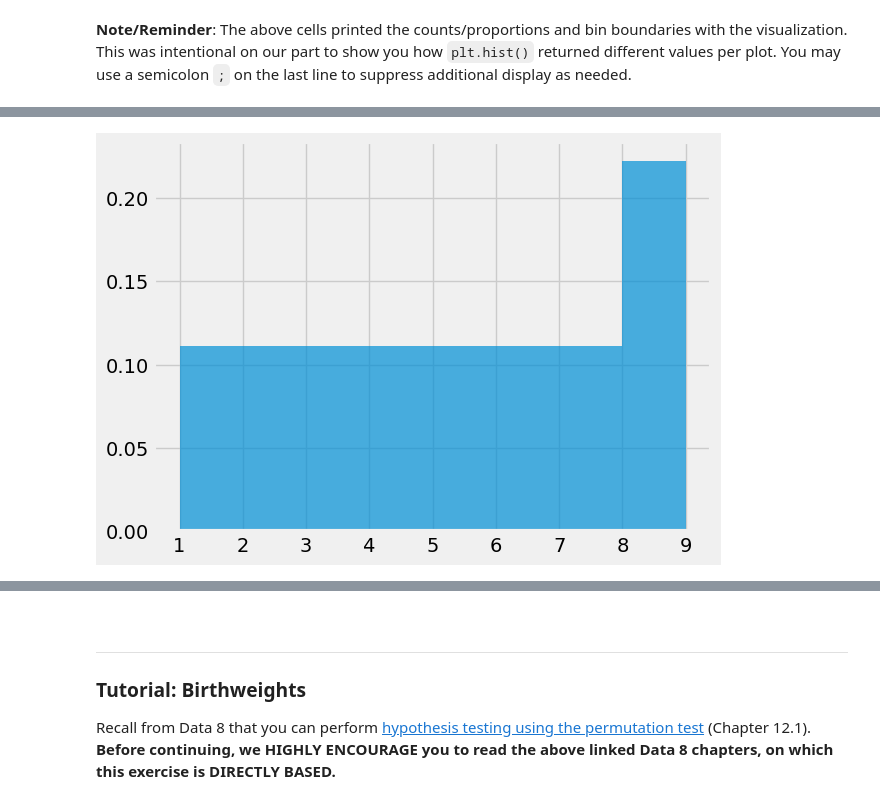
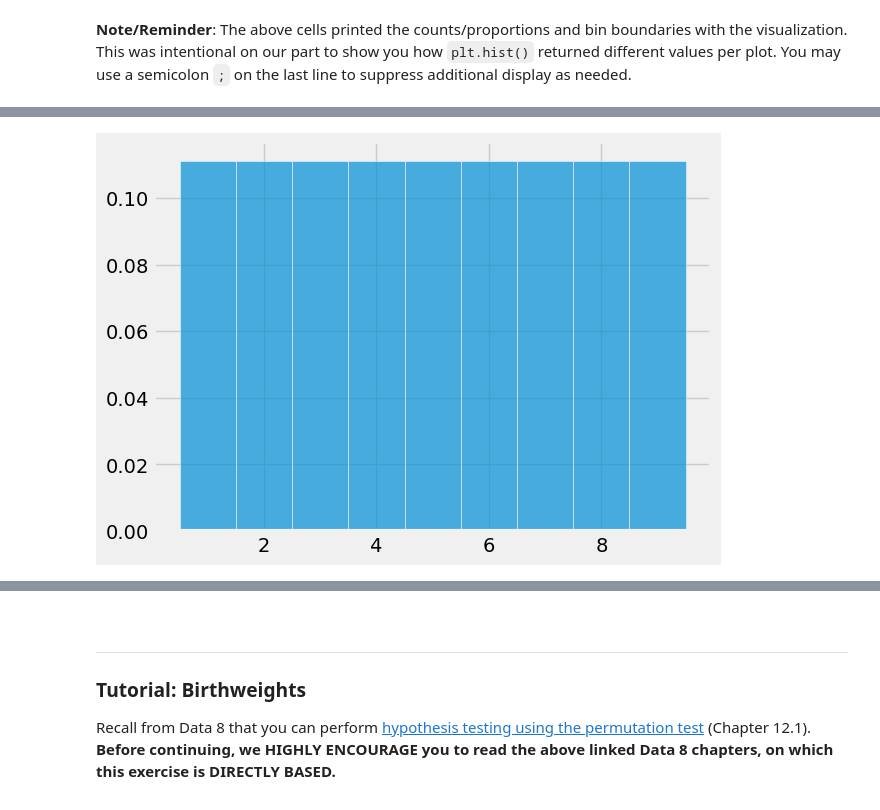
Before and after one commit to sharegamer/ds100, a Jupyter notebook: hw/hw01/hw01.ipynb, the cells around one changed output, grey strips where cells are left out. Saved outputs shown, nothing was run; the diff lists cells and outputs as text; code cells hidden in the pictures.

```diff
--- a/hw/hw01/hw01.ipynb
+++ b/hw/hw01/hw01.ipynb
@@ -250,17 +250,15 @@ If you have trouble defining the function, go back and carefully read all the li
 <img src="q1a.png">
 # %%
 def plot_distribution(arr):
-    min_int=min(arr)
-    max_int=max(arr)
-    # Define bins
-    unit_bins = np.arange(min_int,max_int)
-    # Plot the data arr using unit_bins, assign the plot to histplot
-    histplot = plt.hist(faces, bins=unit_bins, ec='white', density=True, alpha=0.7)
+    min_integer_center = np.floor(np.min(arr))
+    max_integer_center = np.ceil(np.max(arr))
+    bin_edges = np.arange(min_integer_center - 0.5, max_integer_center + 1.5, 1)
+    histplot = plt.hist(arr, bins=bin_edges, density=True, alpha=0.7, edgecolor='white')
     return histplot
 faces = range(1, 10)
 histplot = plot_distribution(faces)
 # %% [output]
-[figure, old version]
+[figure, new version]
 # %%
 grader.check("q1a")
 # %% [output]
```
Also changed, not shown: parts of 8 cells of this notebook, 3 other files.
